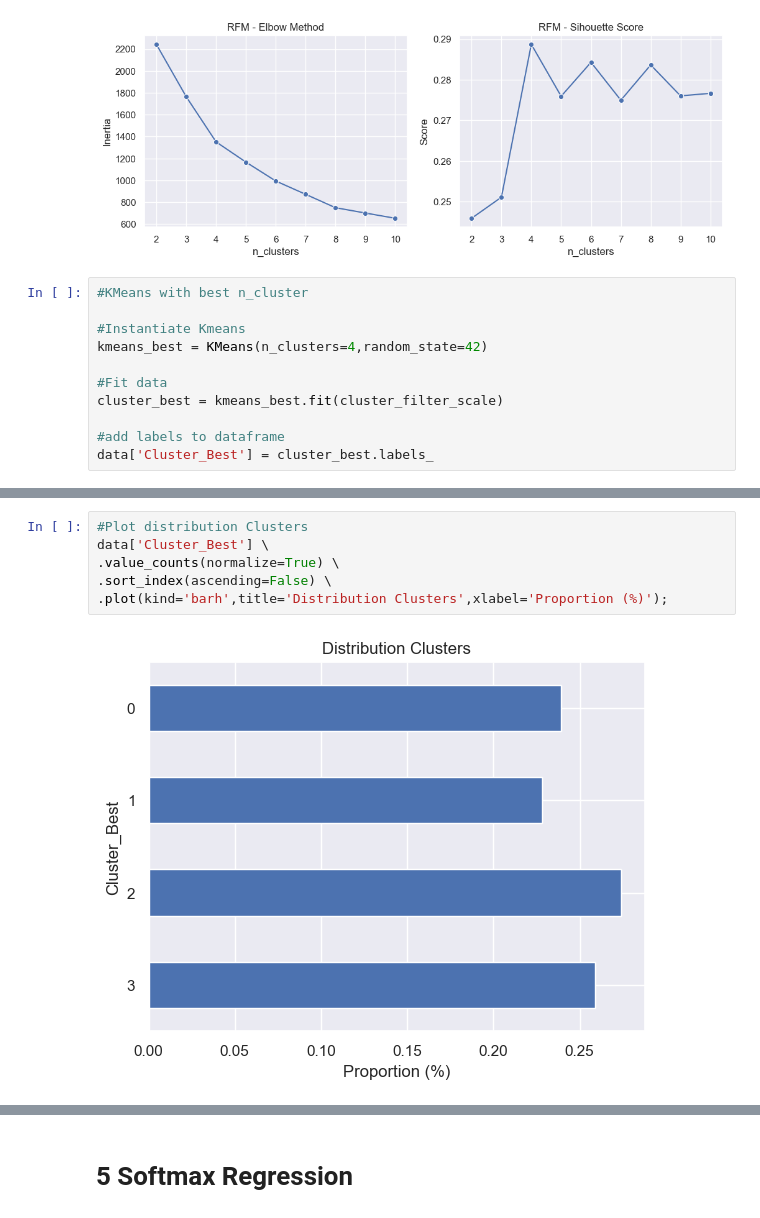
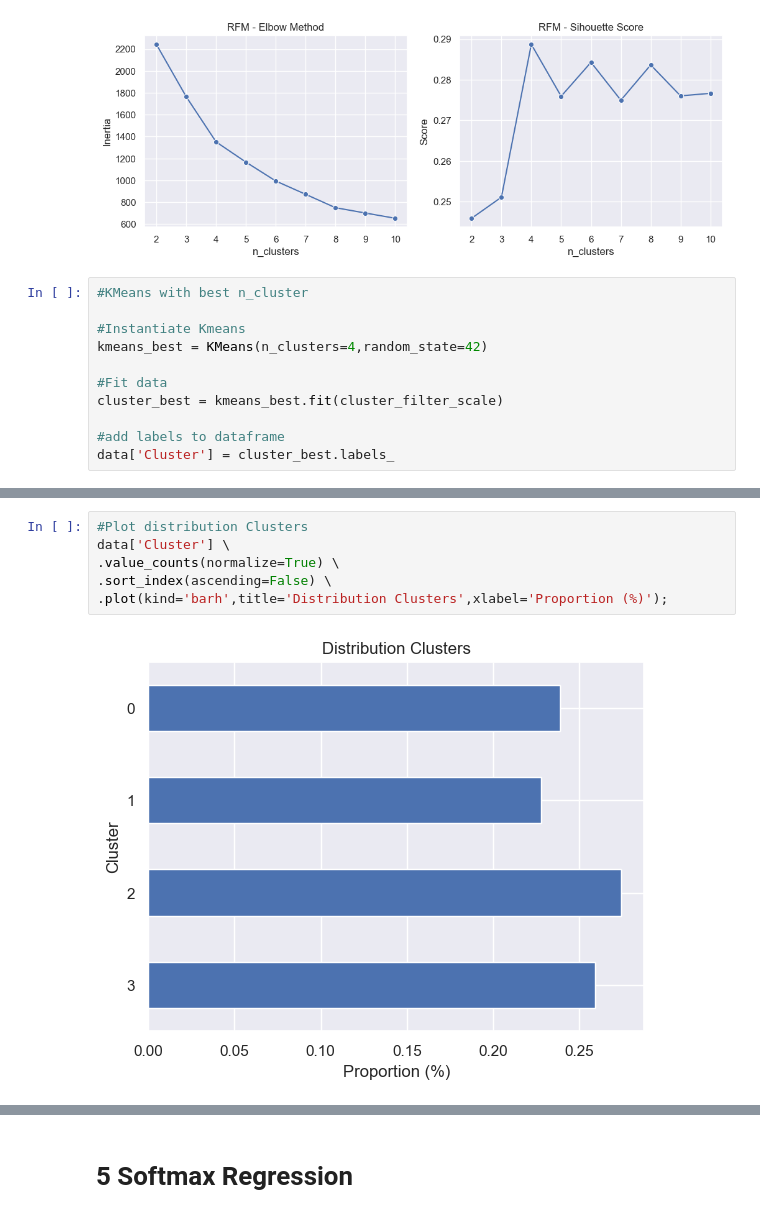
Before and after one commit to emsif84/clustering_ecommerce, a Jupyter notebook: clustering.ipynb, the cells around one changed output, grey strips where cells are left out. Cells and saved outputs as stored; diff of their text form.

```diff
--- a/clustering.ipynb
+++ b/clustering.ipynb
@@ -557,7 +557,7 @@ kmeans_best = KMeans(n_clusters=4,random_state=42)
 cluster_best = kmeans_best.fit(cluster_filter_scale)
 
 #add labels to dataframe
-data['Cluster_Best'] = cluster_best.labels_
+data['Cluster'] = cluster_best.labels_
 # %%
 #Plot distribution cluster among RFM Features
 fig, ax = plt.subplots(1,3,figsize=(12,4))
@@ -584,9 +627,9 @@ plt.show()
 # %%
 #Plot distribution Clusters
-data['Cluster_Best'] \
+data['Cluster'] \
 .value_counts(normalize=True) \
 .sort_index(ascending=False) \
 .plot(kind='barh',title='Distribution Clusters',xlabel='Proportion (%)');
 # %% [output]
-[figure, old version]
+[figure, new version]
 # %%
```
Also changed, not shown: parts of 9 cells of this notebook, 1 other file.
